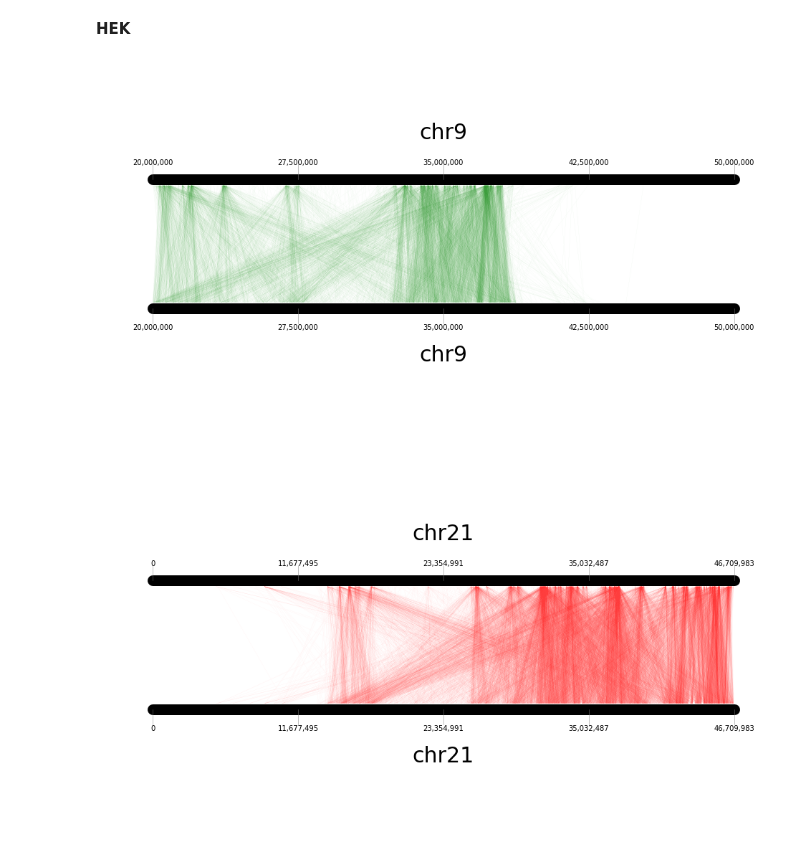
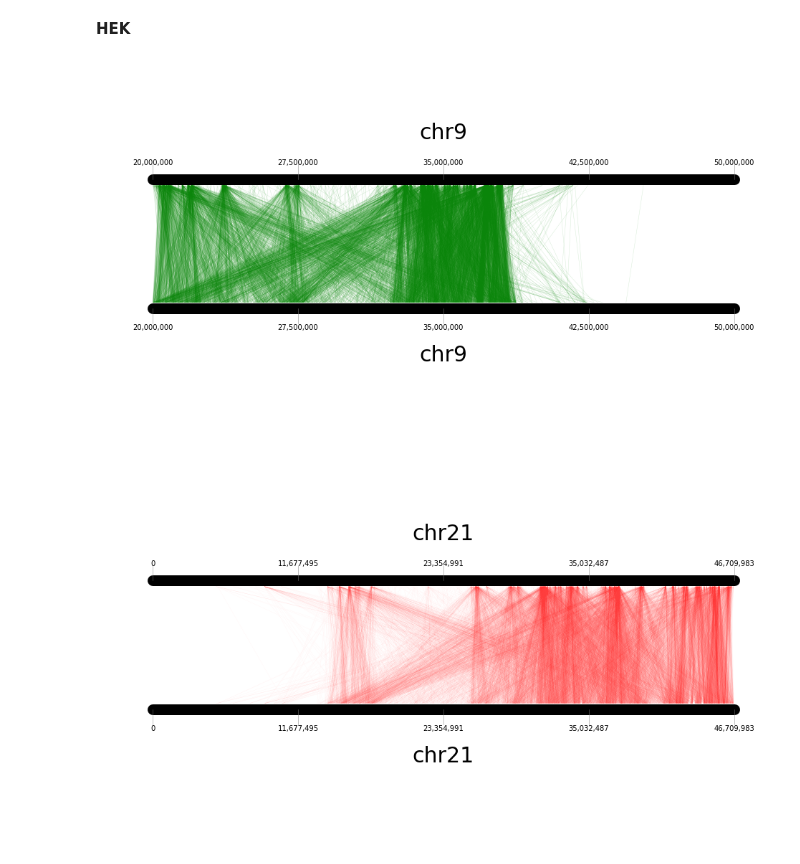
Before and after one commit to joreynajr/GIVE-UP, a Jupyter notebook: scripts/Chrom_Interaction_Map.ipynb, the cells around one changed output. Drawn from its saved outputs; the diff is of its cells as text; code cells hidden in the pictures.

```diff
--- a/scripts/Chrom_Interaction_Map.ipynb
+++ b/scripts/Chrom_Interaction_Map.ipynb
@@ -141,7 +141,8 @@ def filter_interaction_df(df, chrA=None, chrA_positions=None, chrB=None, chrB_po
 
     return df_
 # %%
-def plot_interactions(df, chrA, chrA_positions, chrB, chrB_positions, line_color='green', output=None):
+def plot_interactions(df, chrA, chrA_positions, chrB, chrB_positions, line_color='green', linewidth=0.5, alpha=0.15,
+                      output=None, name=None):
     '''
     This function plots the interactions between chrA and chrB given a window of positions for each one.
     '''
@@ -189,13 +190,16 @@ def plot_interactions(df, chrA, chrA_positions, chrB, chrB_positions, line_color
     for index, row in df_.iterrows():
         posA = (row['posA'] - chrA_positions[0]) * max_x / range_A
         posB = (row['posB'] - chrB_positions[0]) * max_x / range_B
-        ax.add_line(plt.Line2D([posA, posB], [1, 0], linewidth=0.1, alpha=0.15, color=line_color))
+        ax.add_line(plt.Line2D([posA, posB], [1, 0], linewidth=linewidth, alpha=alpha, color=line_color))
 
     ax.axis('off')
     if output is not None:
-        filename = "/{}.{}.{}.{}.{}.{}.png".format(chrA, chrA_positions[0], chrA_positions[1],
-                                                   chrB, chrB_positions[0], chrB_positions[1])
-
+        if name is None:
+            filename = "/{}.{}.{}.{}.{}.{}.png".format(chrA, chrA_positions[0], chrA_positions[1],
+                                                       chrB, chrB_positions[0], chrB_positions[1])
+        else:
+            filename = "/{}_{}.{}.{}.{}.{}.{}.png".format(name, chrA, chrA_positions[0], chrA_positions[1],
+                                                          chrB, chrB_positions[0], chrB_positions[1])
         plt.savefig(output + filename, dpi = 300, bbox_inches='tight')
 
     return fig
@@ -244,13 +248,14 @@ Reading line 11000000
 # %% [markdown]
 ## Interactions
 # %%
-outputs = '/Users/earmingol/Dropbox/Universidad/UCSanDiego/Cursos/BENG203/Project/Maps/Filtered/'
+outputs = '/Users/earmingol/Dropbox/Universidad/UCSanDiego/Cursos/BENG203/Project/'
 # %% [markdown]
 **HEK**
 # %%
-fig_HEK = plot_interactions(HEK, 'chr9', (20000000, 50000000), 'chr9', (20000000, 50000000), output=outputs)
+fig_HEK = plot_interactions(HEK, 'chr9', (20000000, 50000000), 'chr9', (20000000, 50000000), output=outputs,
+                            )
 # %% [output]
-[figure, old version]
+[figure, new version]
 # %%
 #for chrom, pos in chrom_sizes.items():
 chrom = 'chr21'
```
Also changed, not shown: parts of 7 cells of this notebook.
